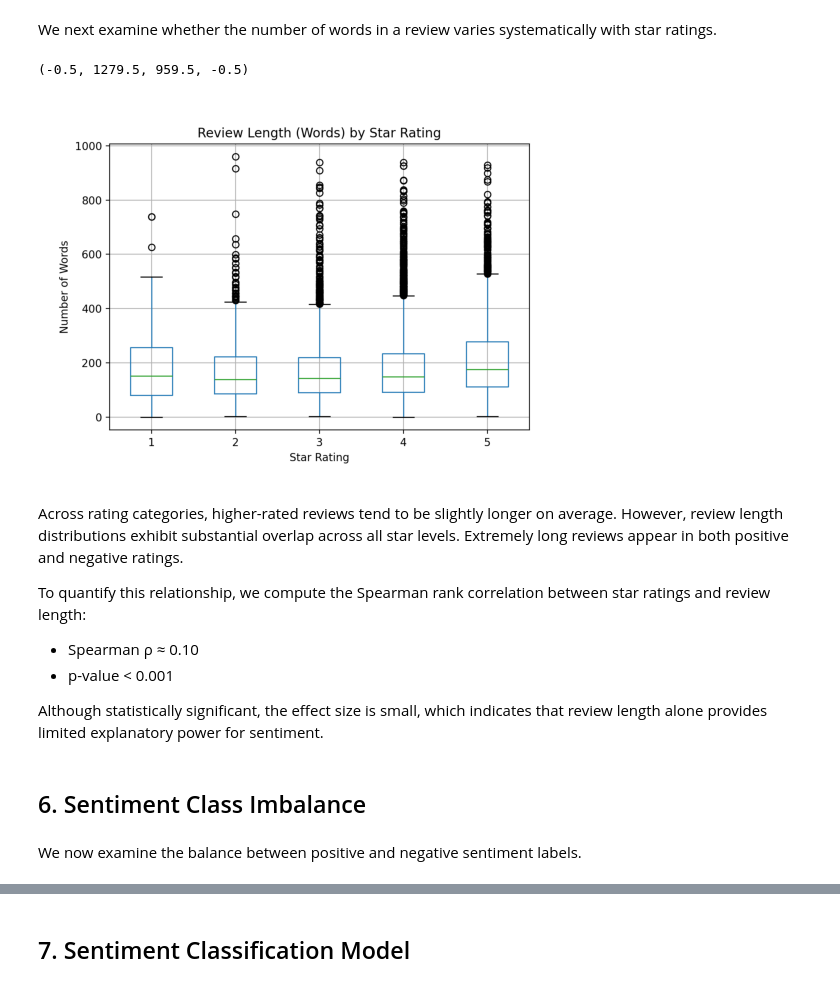
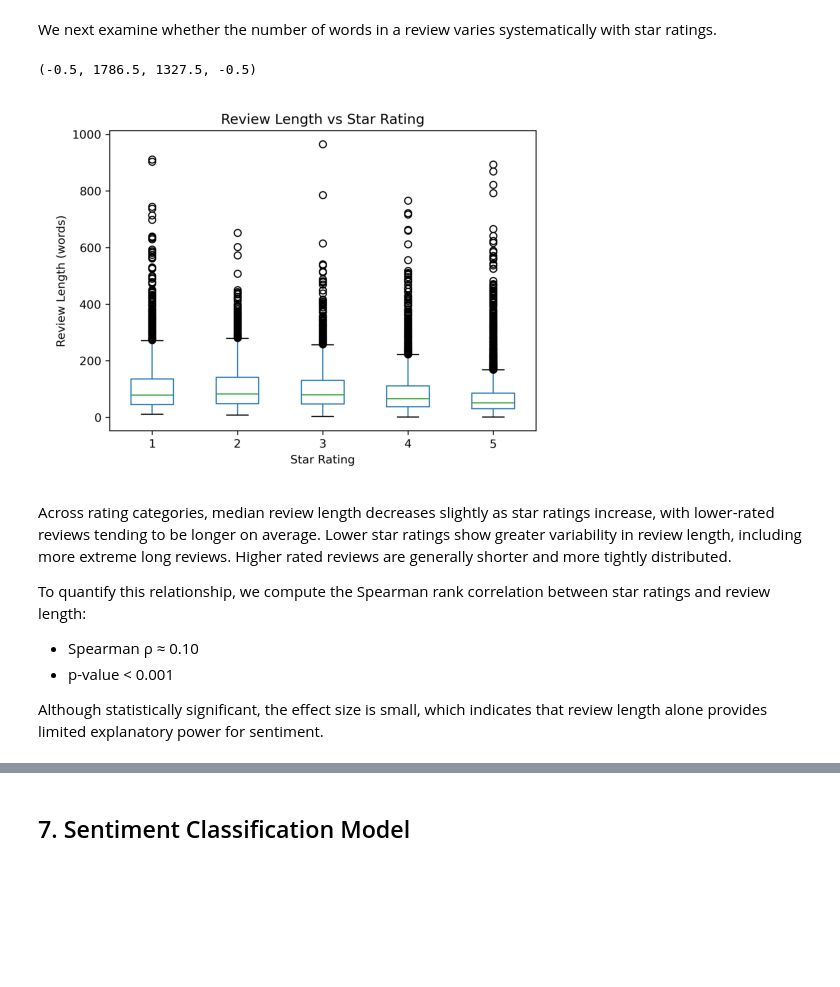
Before and after one commit to UCB-stat-159-f25/final-group23, a Jupyter notebook: main.ipynb, the cells around one changed output, grey strips where cells are left out. Drawn from its saved outputs; the diff is of its cells as text; code cells hidden in the pictures; blank space fills up the shorter version.

```diff
--- a/main.ipynb
+++ b/main.ipynb
@@ -66,14 +71,14 @@ This skew towards positive ratings suggests a participation bias. Users are more
 # %% [markdown]
 We next examine whether the number of words in a review varies systematically with star ratings.
 # %%
-img = Image.open("outputs/review_length_by_star_rating.png")
+img = Image.open("outputs/review_length_vs_star_rating.png")
 plt.imshow(img)
 plt.axis("off")
 # %% [output]
-(-0.5, 1279.5, 959.5, -0.5)
+(-0.5, 1786.5, 1327.5, -0.5)
-[figure, old version]
+[figure, new version]
 # %% [markdown]
-Across rating categories, higher-rated reviews tend to be slightly longer on average. However, review length distributions exhibit substantial overlap across all star levels. Extremely long reviews appear in both positive and negative ratings.
+Across rating categories, median review length decreases slightly as star ratings increase, with lower-rated reviews tending to be longer on average. Lower star ratings show greater variability in review length, including more extreme long reviews. Higher rated reviews are generally shorter and more tightly distributed.
 
 To quantify this relationship, we compute the Spearman rank correlation between star ratings and review length:
 
@@ -81,7 +86,3 @@ To quantify this relationship, we compute the Spearman rank correlation between
 - p-value < 0.001
 
 Although statistically significant, the effect size is small, which indicates that review length alone provides limited explanatory power for sentiment.
-# %% [markdown]
-## 6. Sentiment Class Imbalance
-# %% [markdown]
-We now examine the balance between positive and negative sentiment labels.
```
Also changed, not shown: parts of 30 cells of this notebook.
